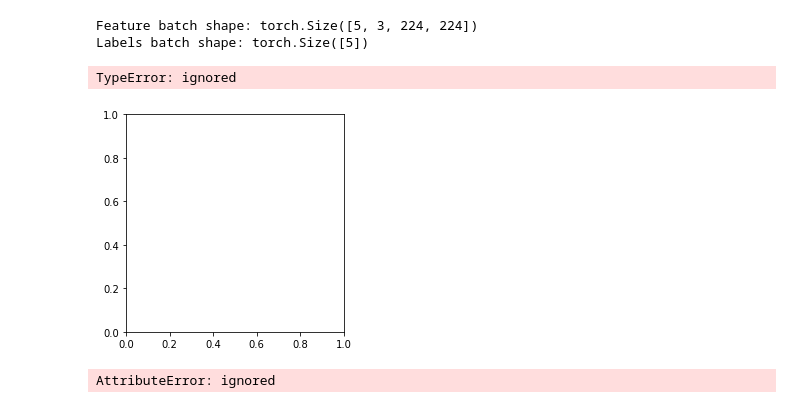
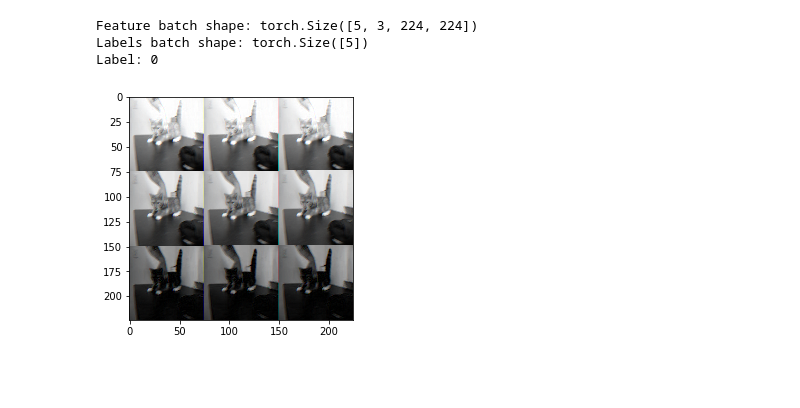
Before and after one commit to sftSalman/pytorch, a Jupyter notebook: new_customData_pytorch.ipynb, the cells around one changed output. Saved outputs shown, nothing was run; the diff lists cells and outputs as text; code cells hidden in the pictures; blank space fills up the shorter version.

Commit message:
image error solved

```diff
--- a/new_customData_pytorch.ipynb
+++ b/new_customData_pytorch.ipynb
@@ -54,25 +59,16 @@ device = torch.device("cuda" if torch.cuda.is_available() else "cpu")
 # %%
+#plt.figure(figsize=(4,200))
 train_features, train_labels = next(iter(train_loader))
 print(f"Feature batch shape: {train_features.size()}")
 print(f"Labels batch shape: {train_labels.size()}")
 img = train_features[0]
+img = img.reshape(img.shape[1],img.shape[2],img.shape[0])
 label = train_labels[0]
 plt.imshow(img)
-plt.show()
+#plt.show()
 print(f"Label: {label}")
 # %% [output]
 Feature batch shape: torch.Size([5, 3, 224, 224])
 Labels batch shape: torch.Size([5])
+Label: 0
-TypeError: ignored
-[figure, old version]
+[figure, new version]
-# %%
-train_features, train_labels = next(iter(train_loader))
-print(f"Feature batch shape: {train_features.size()}")
-print(f"Labels batch shape: {train_labels.size()}")
-img = train_features[0].squeeze()
-label = train_labels[0]
-plt.imshow(img, cmap="gray")
-plt.show()
-print(f"Label: {label}")
-# %% [output]
-AttributeError: ignored
```
Also changed, not shown: parts of 1 cell of this notebook.
